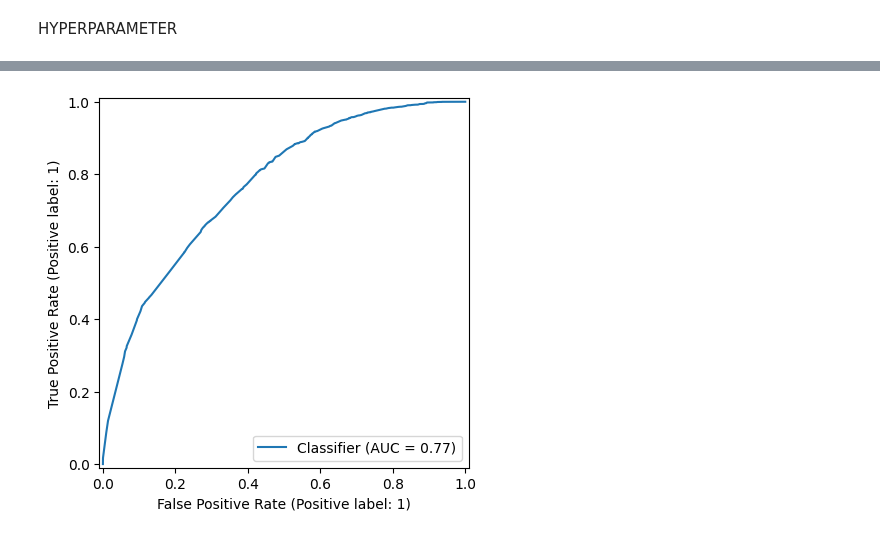
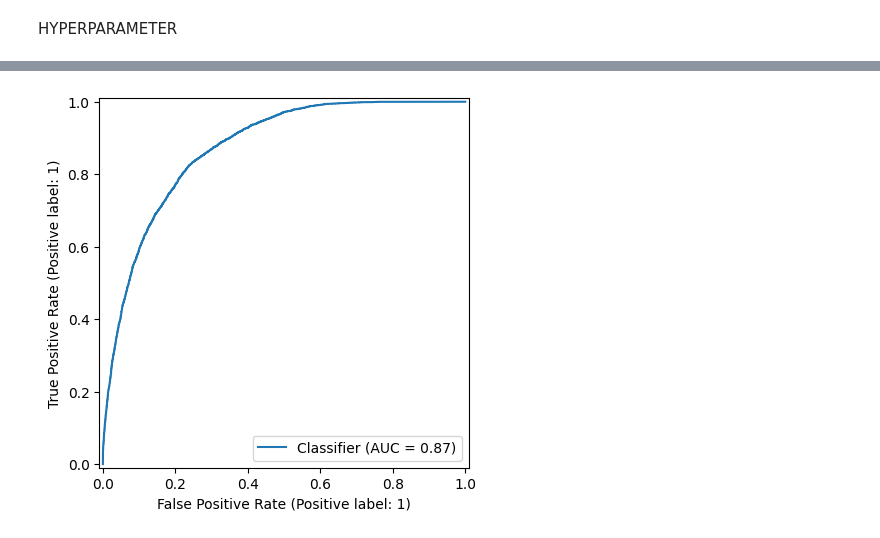
Before and after one commit to alhamfebian/pwdk-final-project-jcds, a Jupyter notebook: HotelDemandBooking.ipynb, the cells around one changed output, grey strips where cells are left out. Saved outputs shown, nothing was run; the diff lists cells and outputs as text; code cells hidden in the pictures.

```diff
--- a/HotelDemandBooking.ipynb
+++ b/HotelDemandBooking.ipynb
@@ -1224,5 +1145,5 @@ rare_countries = country_counts[country_counts < 50].index
 # Replace rare countries with 'Other'
 new_df['country'] = new_df['country'].replace(rare_countries, 'Other')
 # %%
-df_hotel_demand_bookings['total_stay_duration'] = df_hotel_demand_bookings['stays_in_weekend_nights'] + df_hotel_demand_bookings['stays_in_week_nights']
-df_hotel_demand_bookings['total_expense'] = df_hotel_demand_bookings['adr'] * df_hotel_demand_bookings['total_stay_duration']
+new_df['total_stay_duration'] = new_df['stays_in_weekend_nights'] + new_df['stays_in_week_nights']
+new_df['total_expense'] = new_df['adr'] * new_df['total_stay_duration']
@@ -1410,41 +1336,42 @@ Pipeline(steps=[('preprocess',
 HYPERPARAMETER
 # %%
 from imblearn.pipeline import Pipeline  # make sure this is from imblearn, not sklearn
-from sklearn.ensemble import GradientBoostingClassifier
-from imblearn.combine import SMOTEENN
+# from sklearn.ensemble import GradientBoostingClassifier
+# from imblearn.combine import SMOTEENN
 from sklearn.model_selection import RandomizedSearchCV, StratifiedKFold
 
 # Define the pipeline with correct order: preprocessing → sampler → model
 pipeline = Pipeline([
     ('preprocess', transformer),
-    ('sampler', SMOTEENN(random_state=20)),
-    ('Model', GradientBoostingClassifier(random_state=20))  # model must be last
+    ('sampler', NeighbourhoodCleaningRule()),
+    ('Model', LGBMClassifier(random_state=42))  # model must be last
 ])
 
 # Parameter grid for RandomizedSearchCV
 param_grid = {
-    'Model__n_estimators': [100, 200, 300],
-    'Model__learning_rate': [0.01, 0.05, 0.1],
-    'Model__max_depth': [3, 4, 5],
-    'Model__min_samples_leaf': [1, 3, 5],
-    'Model__min_samples_split': [2, 5, 10],
-    'Model__loss': ['log_loss'],  # log_loss is better for classification,
-    'Model__random_state': [20]
+    'Model__n_estimators': [100, 300, 500, 1000],
+    'Model__learning_rate': [0.01, 0.05, 0.1, 0.2],
+    'Model__max_depth': [-1, 5, 10, 20],
+    'Model__num_leaves': [15, 31, 50, 100],
+    'Model__min_child_samples': [10, 20, 50, 100],
+    'Model__reg_alpha': [0, 0.1, 1, 10],
+    'Model__reg_lambda': [0, 0.1, 1, 10],
+    'Model__random_state': [42]
 }
 
 # Cross-validation
-skfold = StratifiedKFold(n_splits=5, shuffle=True, random_state=10)
+skfold = StratifiedKFold(n_splits=10, shuffle=True, random_state=10)
 
 # Randomized Search
 RD_Tuning = RandomizedSearchCV(
     pipeline,
     param_distributions=param_grid,
     cv=skfold,
-    scoring=weighted_scorer,
+    scoring="f1",
     n_jobs=-1,
-    n_iter=30,
+    n_iter=20,
     error_score="raise",
-    random_state=20
+    random_state=42
 )
 
 # Fit
@@ -1624,9 +1673,9 @@ weighted avg       0.78      0.62      0.64     16184
 # %%
 from sklearn.metrics import RocCurveDisplay
 
-y_pred = search_model.predict(X_test)
-y_pred_proba =search_model.predict_proba(X_test)
+y_pred = pipeline_tuned.predict(X_test)
+y_pred_proba =pipeline_tuned.predict_proba(X_test)
 roc_auc = roc_auc_score(y_test, y_pred_proba[:,1])
 auc_display =  RocCurveDisplay.from_predictions(y_test, y_pred_proba[:,1]).roc_auc
 # %% [output]
-[figure, old version]
+[figure, new version]
```
Also changed, not shown: parts of 22 cells of this notebook.
